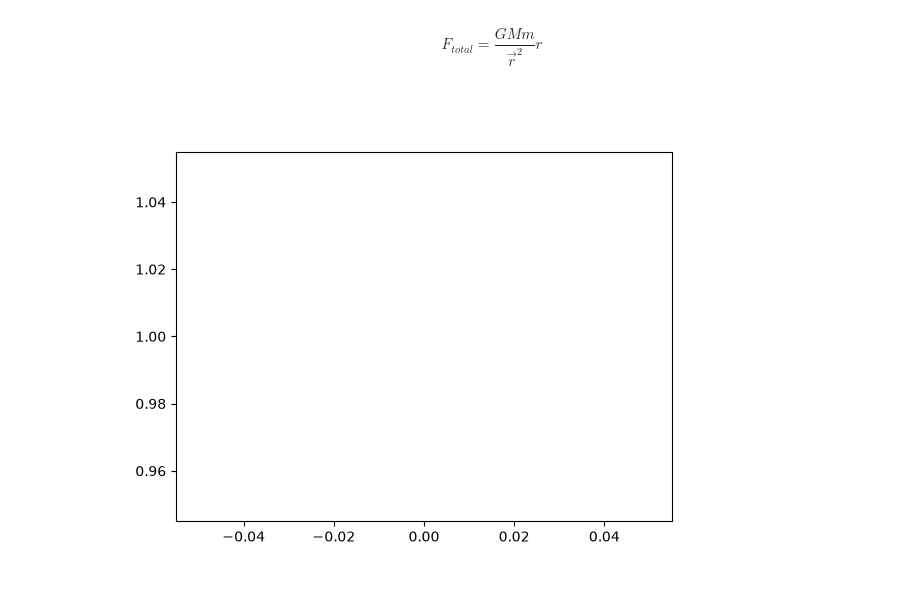
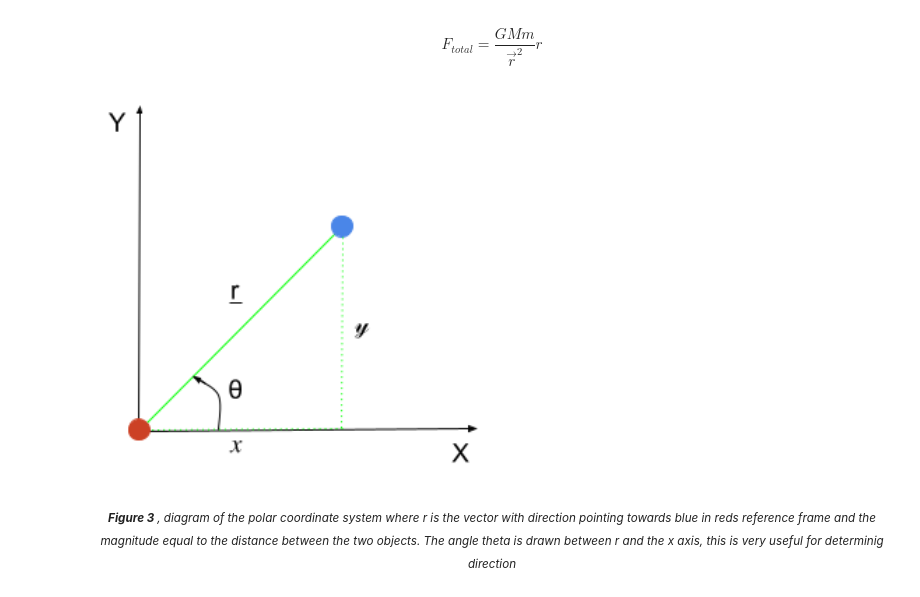
Before and after one commit to LGregg-Allured/Simulating-The-Solar-System, a Jupyter notebook: Lab_Book.ipynb, the cells around one changed output. Saved outputs shown, nothing was run; the diff lists cells and outputs as text; code cells hidden in the pictures.

Commit message:
Added polar coordinates diagram

```diff
--- a/Lab_Book.ipynb
+++ b/Lab_Book.ipynb
@@ -215,13 +215,13 @@ using this coordinate system a measurement for the total distance between the tw
 $$
 F_{total} = \frac{GMm}{\vec{r}^2} \hat{r}
 $$
-# %%
-%matplotlib ipympl
-import matplotlib.pyplot as plt
-import math as m
-
-
-plt.plot([0,0],[1,1])
-plt.show()
-# %% [output]
-[figure, removed]
+# %%
+from IPython.display import Image
+
+Image("Photos/2DPolarCoordinateDiagram.png",embed=True,width=400)
+# %% [output]
+[figure, added]
+# %% [markdown]
+<center>
+<small> <i> <b> Figure 3 </b>, diagram of the polar coordinate system where r is the vector with direction pointing towards blue in reds reference frame and the magnitude equal to the distance between the two objects. The angle theta is drawn between r and the x axis, this is very useful for determinig direction  </i> </small>
+<center>
```
Also changed, not shown: parts of 1 cell of this notebook, 1 other file.
